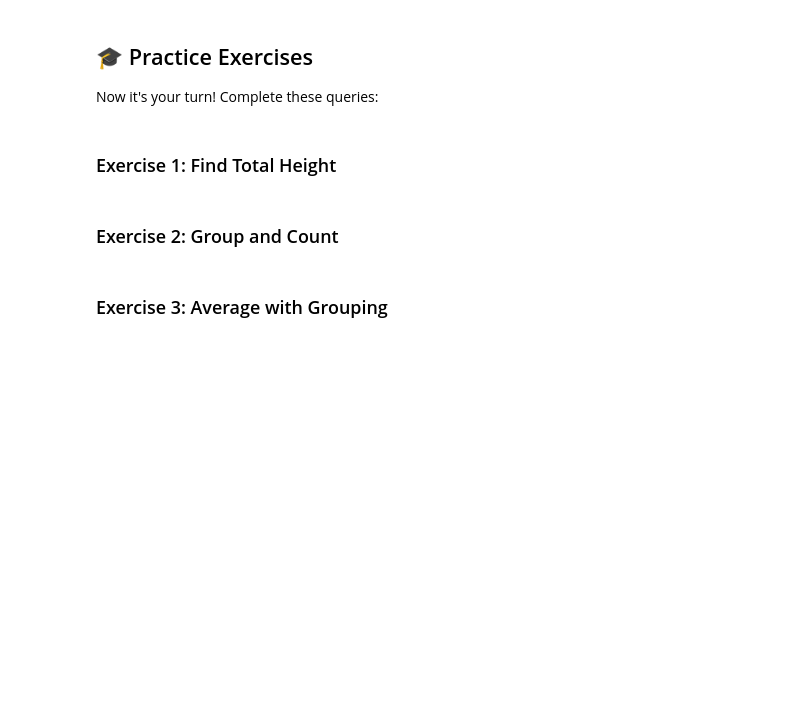
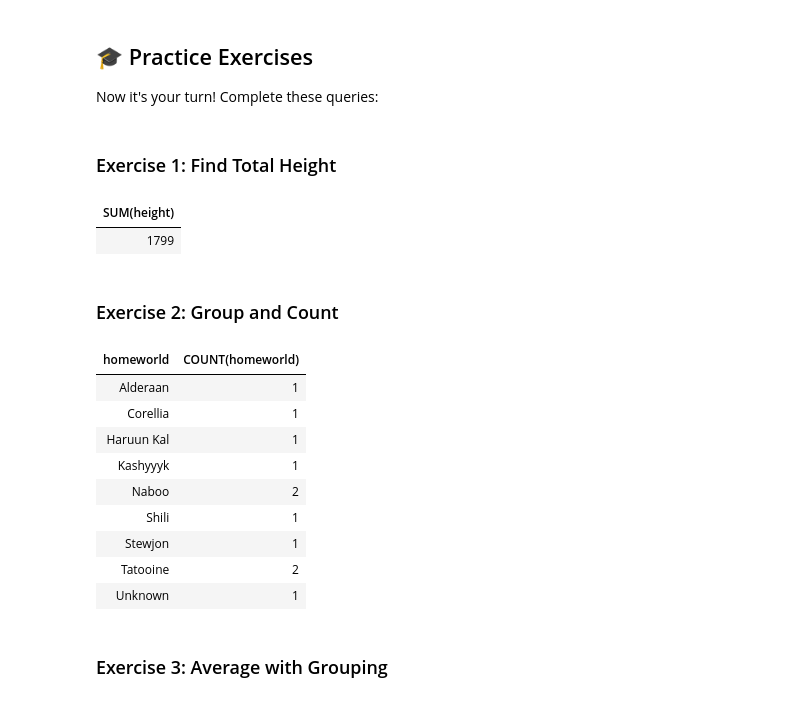
Before and after one commit to TempeHS/2025CT_SQL_Rex.L, a Jupyter notebook: lessons/lesson4_aggregates.ipynb, the cells around one changed output. Saved outputs shown, nothing was run; the diff lists cells and outputs as text; code cells hidden in the pictures; blank space fills up the shorter version.

```diff
--- a/lessons/lesson4_aggregates.ipynb
+++ b/lessons/lesson4_aggregates.ipynb
@@ -335,11 +364,29 @@ Now it's your turn! Complete these queries:
 # %%
 %%sql
 -- Exercise 1: Find the total height of all characters combined
+SELECT SUM(height) FROM characters
+# %% [output]
+| SUM(height) |
+| 1799 |
 # %% [markdown]
 ### Exercise 2: Group and Count
 # %%
 %%sql
 -- Exercise 2: Count characters from each homeworld, sorted alphabetically
+SELECT homeworld, COUNT(homeworld) FROM characters
+GROUP BY homeworld
+ORDER BY homeworld ASC
+# %% [output]
+| homeworld | COUNT(homeworld) |
+| Alderaan | 1 |
+| Corellia | 1 |
+| Haruun Kal | 1 |
+| Kashyyyk | 1 |
+| Naboo | 2 |
+| Shili | 1 |
+| Stewjon | 1 |
+| Tatooine | 2 |
+| Unknown | 1 |
 # %% [markdown]
 ### Exercise 3: Average with Grouping
 # %%
```
Also changed, not shown: parts of 8 cells of this notebook.
